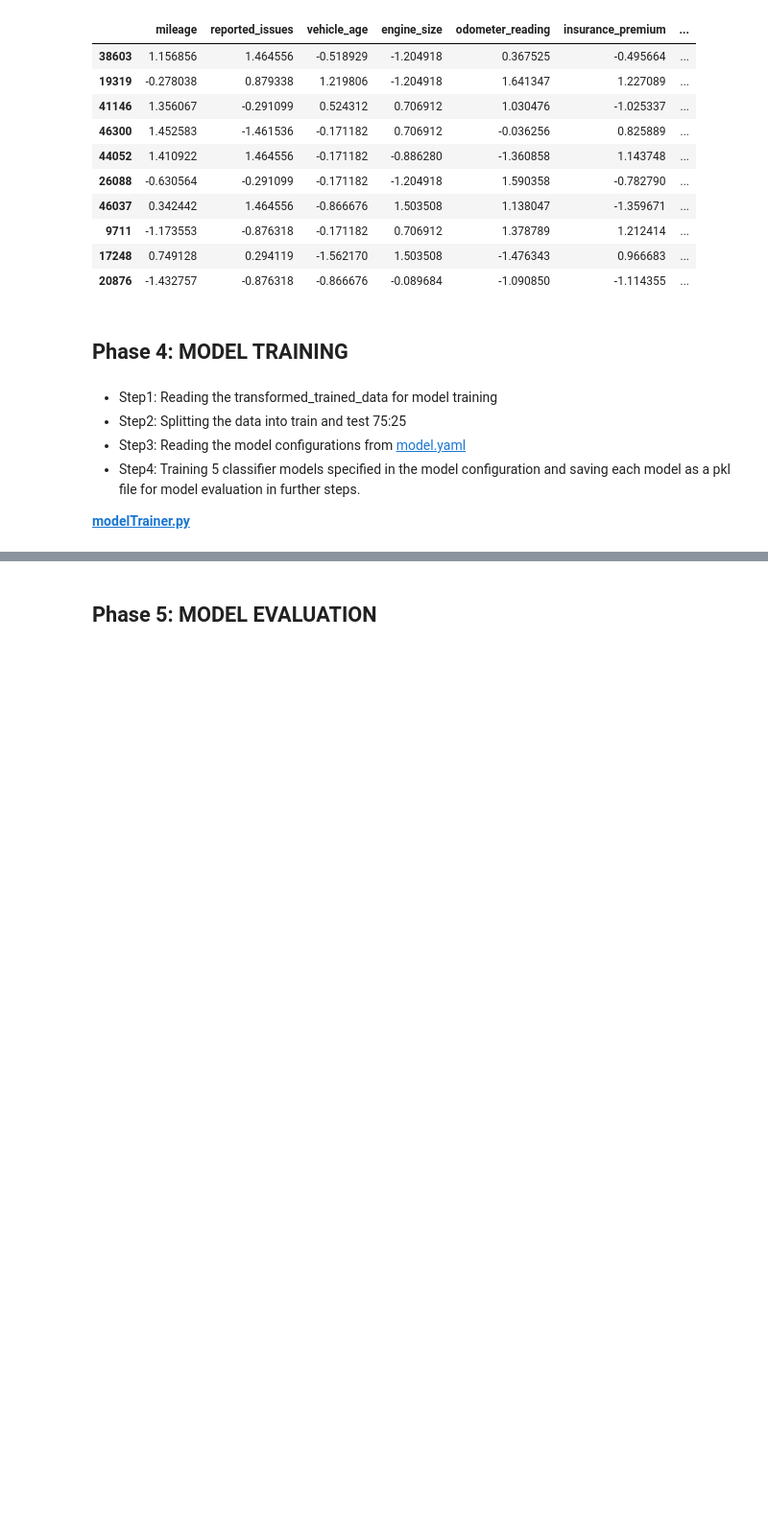
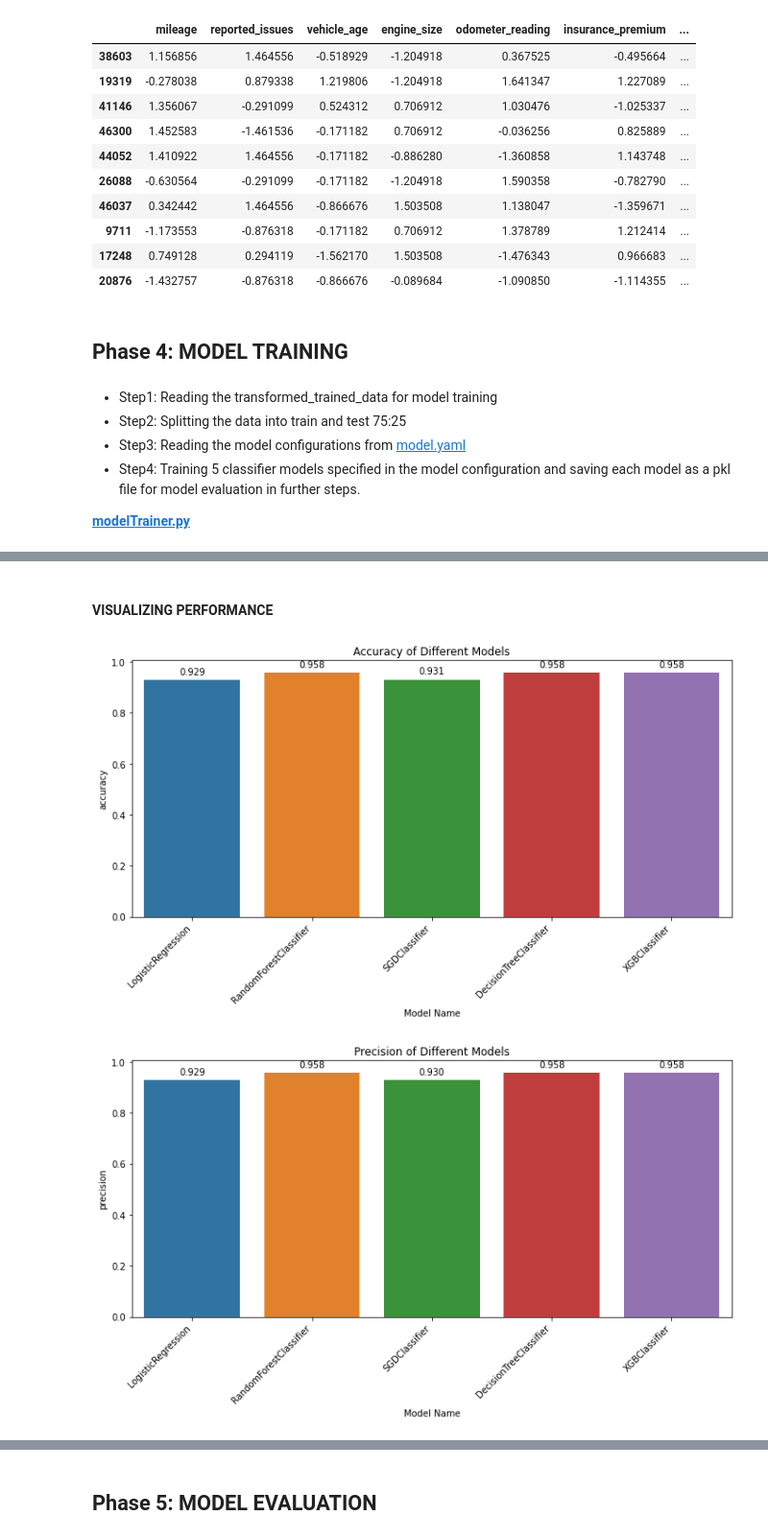
Before and after one commit to sahil82764/Vehicle_Maintenance_Prediction, a Jupyter notebook: Vehicle_Maintenance_Prediction.ipynb, the cells around one changed output, grey strips where cells are left out. Shown at 96% size. Drawn from its saved outputs; the diff is of its cells as text; code cells hidden in the pictures; blank space fills up the shorter version.

Commit message:
Model Evluator Completed and Tested

```diff
--- a/Vehicle_Maintenance_Prediction.ipynb
+++ b/Vehicle_Maintenance_Prediction.ipynb
@@ -162,5 +164,6 @@ testData.head(10)
 
 __[modelTrainer.py](vmpred/component/modelTrainer.py)__
 # %%
-# Model Performance
-modelPerformance = pd.read_csv('data/modelPerformance/model_performance.csv')
+# Classifier Models Performance
+modelcPerformance = pd.read_csv('data/modelcPerformance/model_performance.csv')
+modelcPerformance
@@ -175,0 +188,58 @@ modelPerformance
+# %% [markdown]
+#### VISUALIZING PERFORMANCE
+# %%
+# Classifier Models Performance
+
+# Plotting functions
+def plot_metric(df, metric):
+    plt.figure(figsize=(10, 6))
+    ax = sns.barplot(x='model_name', y=metric, data=df)
+    plt.title(f'{metric.capitalize()} of Different Models')
+    plt.xlabel('Model Name')
+    plt.ylabel(metric)
+    plt.xticks(rotation=45, ha='right')
+
+    # Add value labels on the bars
+    for p in ax.patches:
+        ax.annotate(format(p.get_height(), '.3f'),
+                    (p.get_x() + p.get_width() / 2., p.get_height()),
+                    ha = 'center', va = 'center',
+                    xytext = (0, 9),
+                    textcoords = 'offset points')
+
+    plt.tight_layout()
+    plt.show()
+
+
+def plot_confusion_matrix(df, model_name):
+    try:
+        model_data = df[df['model_name'] == model_name]
+        conf_matrix = np.array(eval(model_data['confusion_matrix'].iloc[0]))
+        plt.figure(figsize=(8, 6))
+        sns.heatmap(conf_matrix, annot=True, fmt='d', cmap='Blues',
+                    xticklabels=['Predicted 0', 'Predicted 1'],
+                    yticklabels=['Actual 0', 'Actual 1'])
+        plt.title(f'Confusion Matrix for {model_name}')
+        plt.xlabel('Predicted Label')
+        plt.ylabel('Actual Label')
+        plt.show()
+    except (KeyError, IndexError) as e:
+        print(f"Error plotting confusion matrix for {model_name}: {e}")
+
+
+# Create plots for various metrics
+plot_metric(modelcPerformance, 'accuracy')
+plot_metric(modelcPerformance, 'precision')
+plot_metric(modelcPerformance, 'recall')
+plot_metric(modelcPerformance, 'f1_score')
+plot_metric(modelcPerformance, 'roc_auc')
+plot_metric(modelcPerformance, 'log_loss')
+plot_metric(modelcPerformance, 'training_time')
+plot_metric(modelcPerformance, 'prediction_time')
+
+#Plot Confusion matrices for each model
+for model_name in modelcPerformance['model_name'].unique():
+    plot_confusion_matrix(modelcPerformance, model_name)
+# %% [output]
+[figure, added]
+[figure, added]
```
Also changed, not shown: parts of 8 cells of this notebook, 20 other files.
